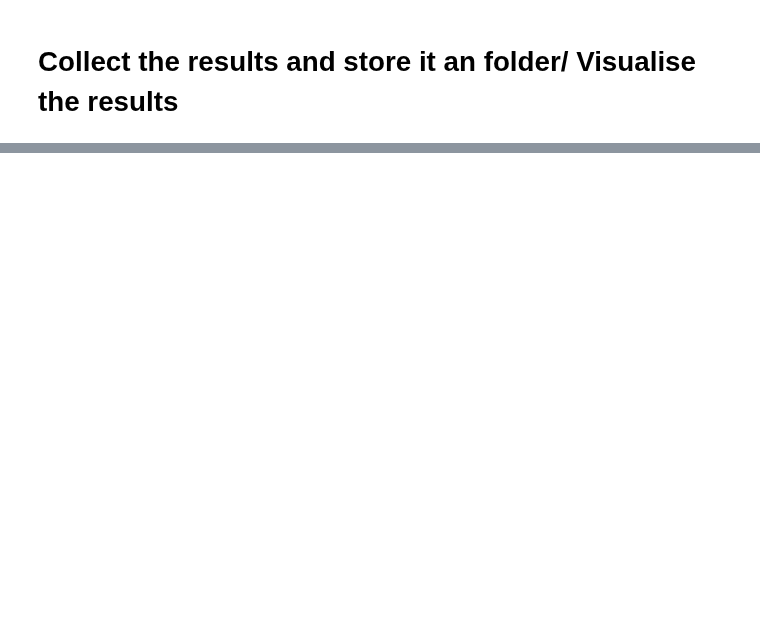
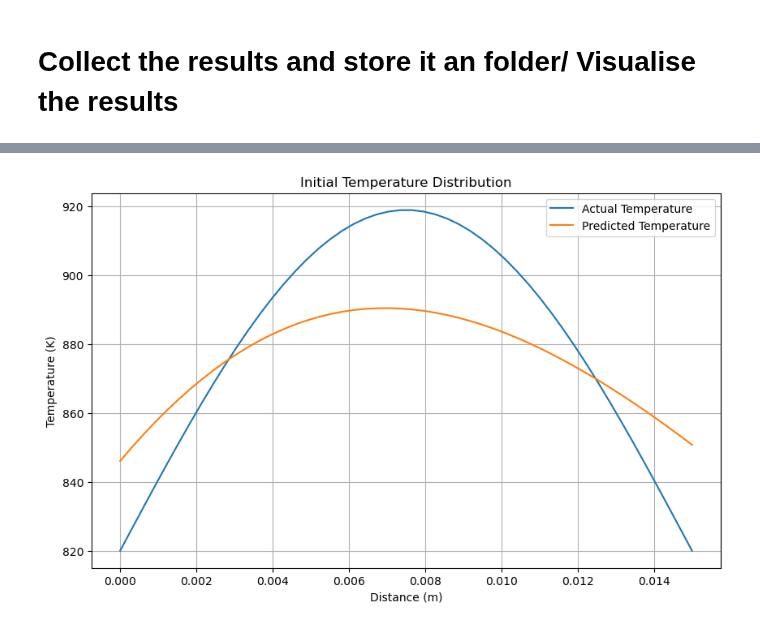
Before and after one commit to radhikrammohan/pinn-pc-1d, a Jupyter notebook: pinn/spartan/model_train_norm.ipynb, the cells around one changed output, grey strips where cells are left out. Saved outputs shown, nothing was run; the diff lists cells and outputs as text; code cells hidden in the pictures; blank space fills up the shorter version.

```diff
--- a/pinn/spartan/model_train_norm.ipynb
+++ b/pinn/spartan/model_train_norm.ipynb
@@ -486 +485,14 @@ plt.show()
+# %%
+# plot initial temperature
+plt.figure(figsize=(10, 6))
+plt.plot(np.linspace(0, length, numpoints), temp_d[0,:], label='Actual Temperature')
+plt.plot(np.linspace(0, length, numpoints), temp_nn_t[0,:], label='Predicted Temperature')
+plt.xlabel('Distance (m)')
+plt.ylabel('Temperature (K)')
+plt.title('Initial Temperature Distribution')
+plt.legend()
+plt.grid()
+plt.show()
+# %% [output]
+[figure, added]
 # %%
```
Also changed, not shown: parts of 13 cells of this notebook, 15 other files.
